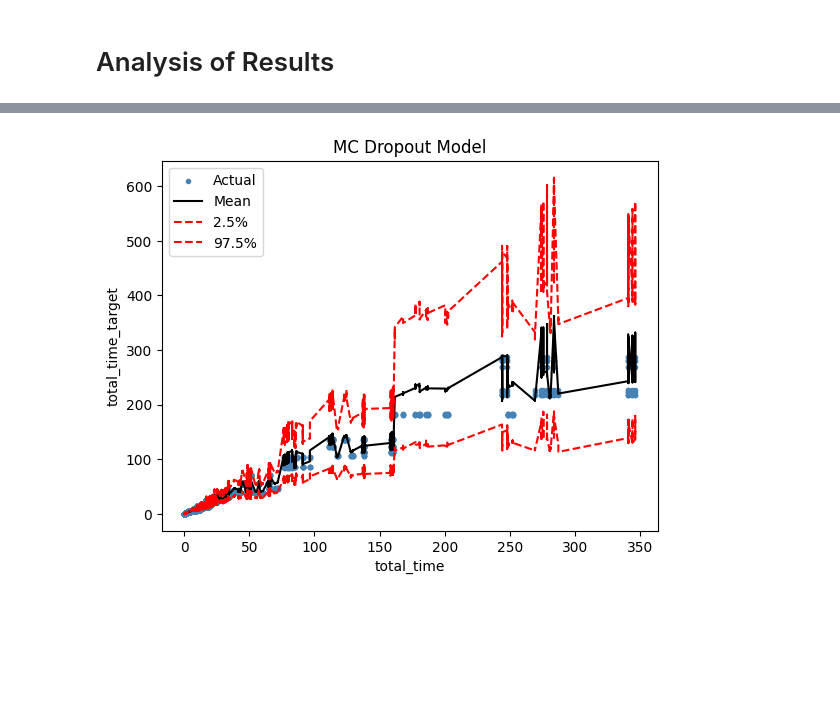
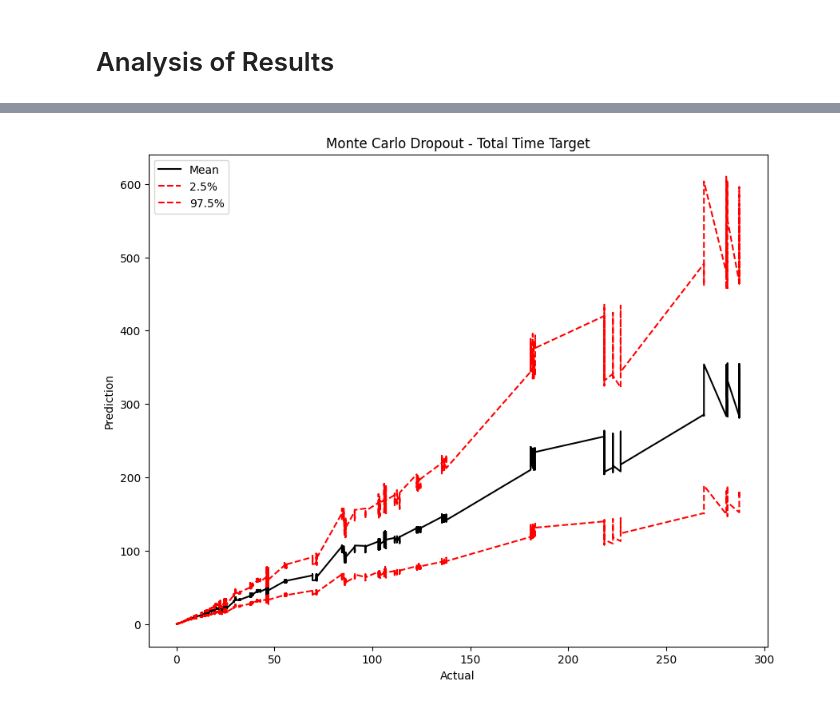
Before and after one commit to FrancoCabezasPoblete/resource-prediction-study, a Jupyter notebook: notebooks/modelMCDropout.ipynb, the cells around one changed output, grey strips where cells are left out. Cells and saved outputs as stored; diff of their text form; code cells hidden in the pictures; blank space fills up the shorter version.

```diff
--- a/notebooks/modelMCDropout.ipynb
+++ b/notebooks/modelMCDropout.ipynb
@@ -372,7 +372,7 @@ Max Prediction: 556.3872680664062 | Actual: 269.239990234375 | Error: 287.147277
 # %% [markdown]
 # Analysis of Results
 # %%
-test_df_og = test_df_og.sort_values(by='total_time')
+sorted_index = test_df_og.sort_values(by='total_time_target').index
 # %%
 runs = 1000
 predictions = np.zeros((runs, y_scaled_full.shape[0], 1))
@@ -380,6 +380,6 @@ for i in range(runs):
 	predictions[i] = np.expm1(inv_scaling(model.predict(X_test), y_scaler))
 # %%
 # sort test_df values and order predictions by the same order
-predictions = predictions[:, test_df_og.index, :]
-y_scaled_full = y_scaled_full[test_df_og.index]
+predictions = predictions[:, sorted_index, :]
+y_scaled_full = y_scaled_full[sorted_index]
 # %%
@@ -395,12 +397,12 @@ plt.show()
 # %%
-plt.scatter(test_df_og['total_time'], y_scaled_full, color="steelblue", alpha=1, marker=".")
-plt.plot(test_df_og['total_time'], np.mean(predictions, axis=0), color="black", linewidth=1.5)
-plt.plot(test_df_og['total_time'], np.quantile(predictions, 0.025, axis=0), color="red", linewidth=1.5, linestyle="--")
-plt.plot(test_df_og['total_time'], np.quantile(predictions, 0.975, axis=0), color="red", linewidth=1.5, linestyle="--")
-plt.xlabel("total_time")
-plt.ylabel("total_time_target")
-plt.title("MC Dropout Model")
-plt.legend(["Actual","Mean", "2.5%", "97.5%"])
+plt.figure(figsize=(10, 8))
+plt.plot(test_df_og['total_time_target'].iloc[sorted_index], np.mean(predictions, axis=0), color="black", linewidth=1.5)
+plt.plot(test_df_og['total_time_target'].iloc[sorted_index], np.quantile(predictions, 0.025, axis=0), color="red", linewidth=1.5, linestyle="--")
+plt.plot(test_df_og['total_time_target'].iloc[sorted_index], np.quantile(predictions, 0.975, axis=0), color="red", linewidth=1.5, linestyle="--")
+plt.xlabel("Actual")
+plt.ylabel("Prediction")
+plt.title("Monte Carlo Dropout - Total Time Target")
+plt.legend(["Mean", "2.5%", "97.5%"])
 plt.show()
 # %% [output]
-[figure, old version]
+[figure, new version]
```
Also changed, not shown: parts of 10 cells of this notebook, 1 other file.
